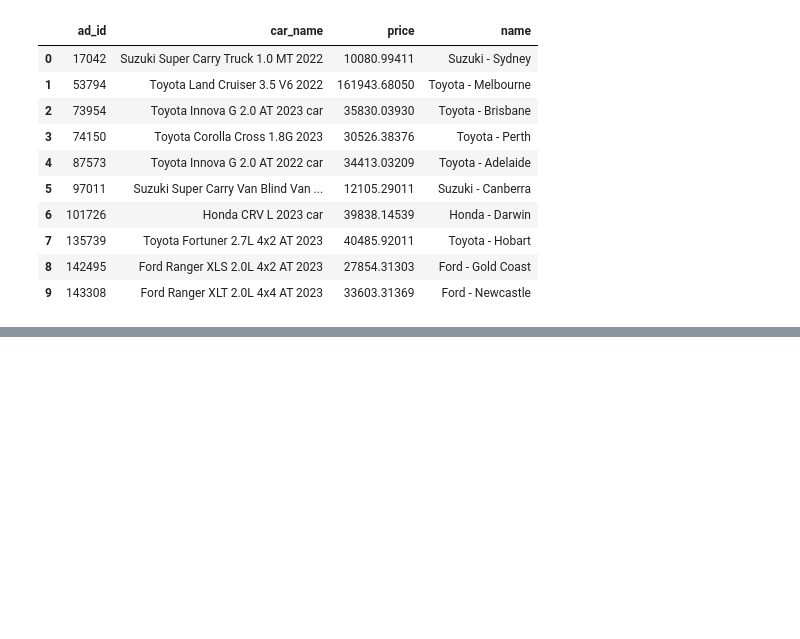
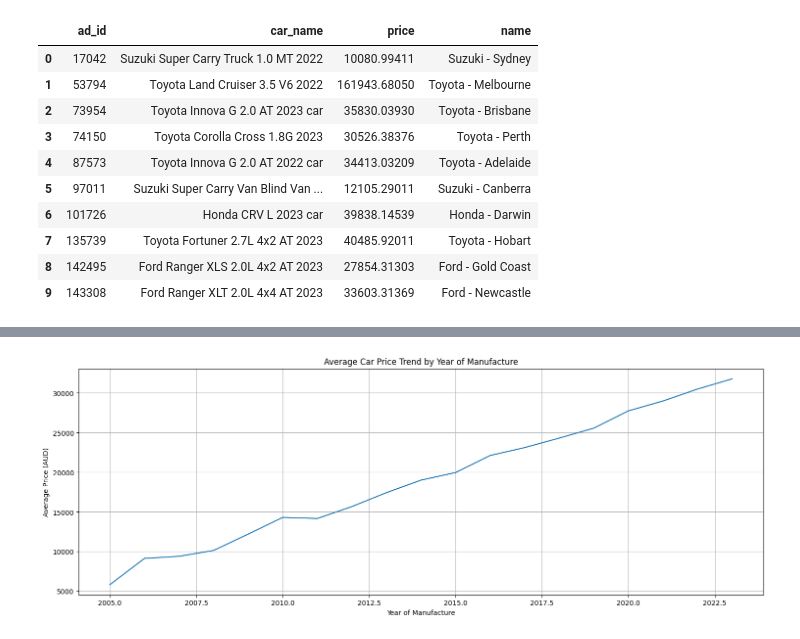
Before and after one commit to Rimanshuu/7008_Data_Vis_Repo, a Jupyter notebook: Assignment1_7008_T2_25.ipynb, the cells around one changed output, grey strips where cells are left out. Cells and saved outputs as stored; diff of their text form; code cells hidden in the pictures; blank space fills up the shorter version.

```diff
--- a/Assignment1_7008_T2_25.ipynb
+++ b/Assignment1_7008_T2_25.ipynb
@@ -410,0 +419,15 @@ result
+# %%
+import matplotlib.pyplot as plt
+
+
+avg_price_by_year = cleaned_car_data.groupby('year_of_manufacture')['price (AUD)'].mean()
+plt.figure(figsize = (18, 6))
+plt.plot(avg_price_by_year.index, avg_price_by_year.values, linestyle = '-')
+plt.title('Average Car Price Trend by Year of Manufacture', fontsize = 12)
+plt.xlabel('Year of Manufacture', fontsize = 10)
+plt.ylabel('Average Price (AUD)', fontsize = 10)
+plt.xticks(rotation = 0)
+plt.grid(True)
+plt.show()
+# %% [output]
+[figure, added]
```
Also changed, not shown: parts of 18 cells of this notebook.
